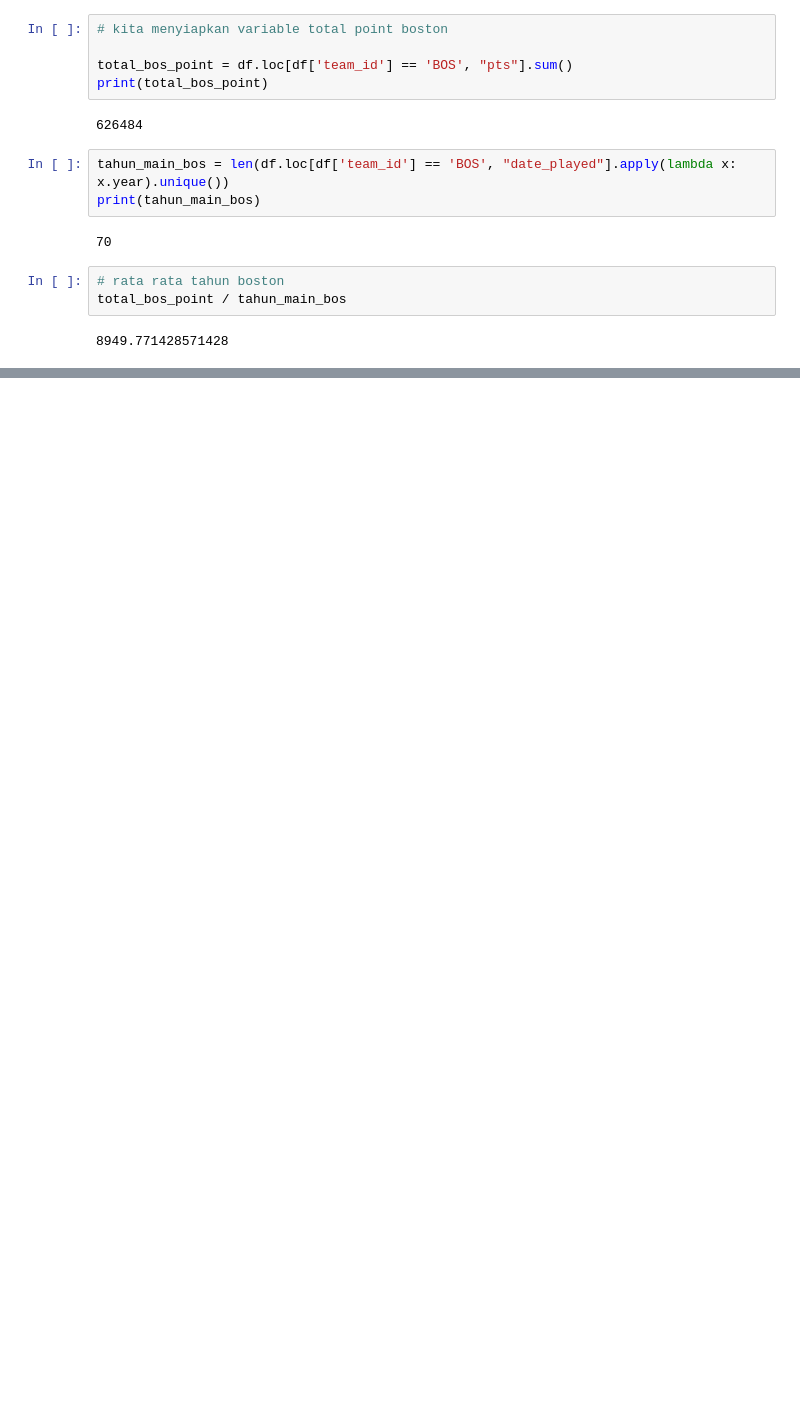
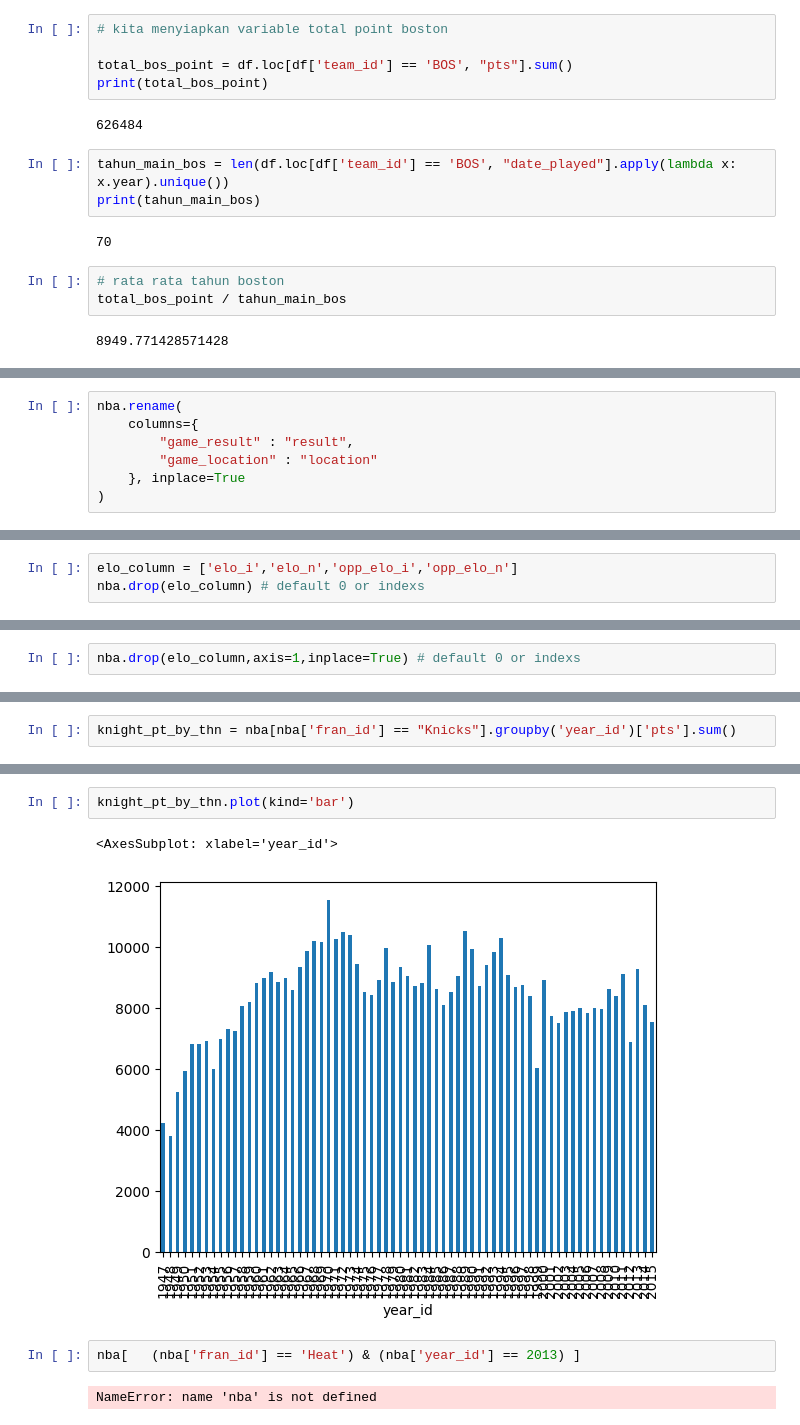
Before and after one commit to iketutg/pythonds_202301, a Jupyter notebook: pertemuan_05_pandas.ipynb, the cells around one changed output, grey strips where cells are left out. Saved outputs shown, nothing was run; the diff lists cells and outputs as text; blank space fills up the shorter version.

```diff
--- a/pertemuan_05_pandas.ipynb
+++ b/pertemuan_05_pandas.ipynb
@@ -587,0 +978,7 @@ total_bos_point / tahun_main_bos
+# %%
+nba.rename(
+    columns={
+        "game_result" : "result",
+        "game_location" : "location"
+    }, inplace=True
+)
@@ -587,0 +1007,3 @@ total_bos_point / tahun_main_bos
+# %%
+elo_column = ['elo_i','elo_n','opp_elo_i','opp_elo_n']
+nba.drop(elo_column) # default 0 or indexs
@@ -587,0 +1046,2 @@ total_bos_point / tahun_main_bos
+# %%
+nba.drop(elo_column,axis=1,inplace=True) # default 0 or indexs
@@ -587,0 +1197,2 @@ total_bos_point / tahun_main_bos
+# %%
+knight_pt_by_thn = nba[nba['fran_id'] == "Knicks"].groupby('year_id')['pts'].sum()
@@ -587,0 +1215,9 @@ total_bos_point / tahun_main_bos
+# %%
+knight_pt_by_thn.plot(kind='bar')
+# %% [output]
+<AxesSubplot: xlabel='year_id'>
+[figure, added]
+# %%
+nba[   (nba['fran_id'] == 'Heat') & (nba['year_id'] == 2013) ]
+# %% [output]
+NameError: name 'nba' is not defined
```
Also changed, not shown: parts of 63 cells of this notebook, 6 other files.
